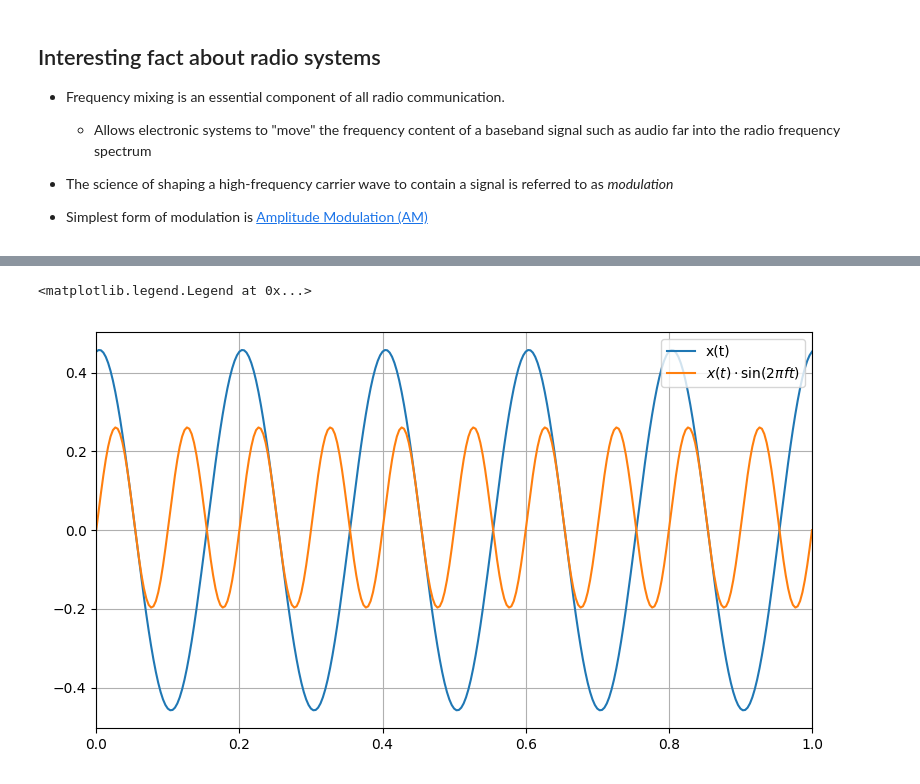
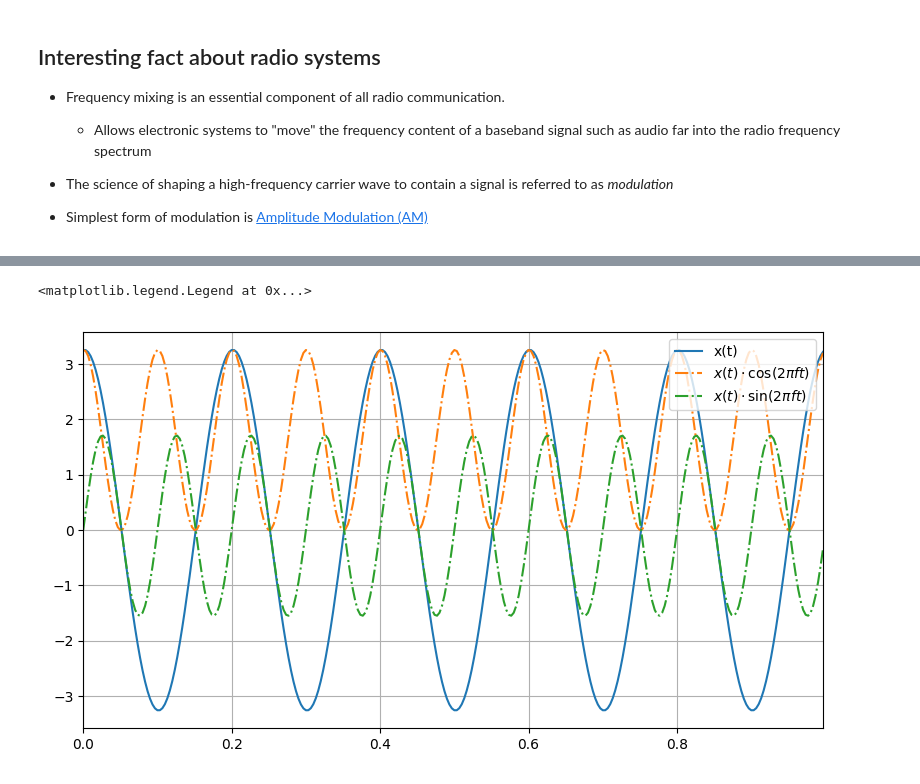
Before and after one commit to kaierih/AIS2201-Lecture_Notes, a Jupyter notebook: continuous_signals/sinusoids.ipynb, the cells around one changed output, grey strips where cells are left out. Drawn from its saved outputs; the diff is of its cells as text; code cells hidden in the pictures.

```diff
--- a/continuous_signals/sinusoids.ipynb
+++ b/continuous_signals/sinusoids.ipynb
@@ -319,7 +320,7 @@ VBox(children=(HBox(children=(FloatSlider(value=1.0, description='$f_1$', layout
 # %%
 import numpy as np
 
-random_mag, random_phase = np.random.rand(2)*np.array([10, 2*np.pi])
-t = np.linspace(0, 1, 301)
+random_mag, random_phase = np.random.rand(2)*np.array([10, 2*np.pi]) # Randomly generated amplitude and phase for purposes of example
+t = np.linspace(0, 1, 300, endpoint=False)
 f = 5
 x = random_mag*np.cos(2*np.pi*f*t + random_phase)
@@ -326,9 +335,10 @@ x = random_mag*np.cos(2*np.pi*f*t + random_phase)
 # %%
 plt.close(7), plt.figure(7)
 plt.plot(t, x, label="x(t)")
-plt.plot(t, x*np.sin(2*np.pi*f*t), label="$x(t)\\cdot \\sin(2\\pi f t)$")
+plt.plot(t, x*np.cos(2*np.pi*f*t), '-.', label="$x(t)\\cdot \\cos(2\\pi f t)$")
+plt.plot(t, x*np.sin(2*np.pi*f*t), '-.', label="$x(t)\\cdot \\sin(2\\pi f t)$")
 plt.legend(loc="upper right")
 # %% [output]
 <matplotlib.legend.Legend at 0x...>
-[figure, old version]
+[figure, new version]
 # %% [markdown]
```
Also changed, not shown: parts of 17 cells of this notebook, 6 other files.
